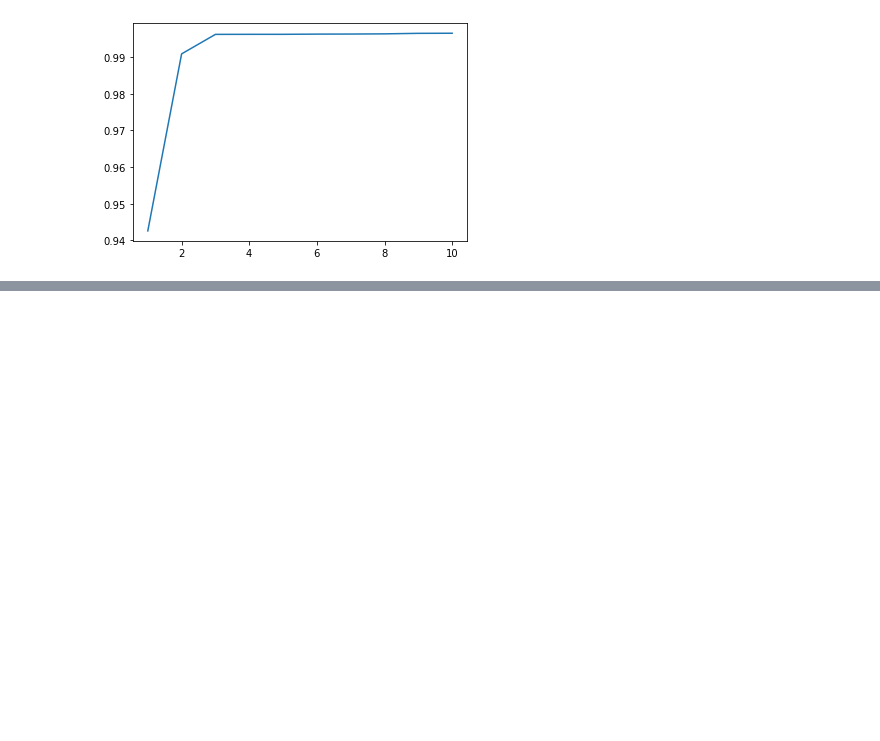
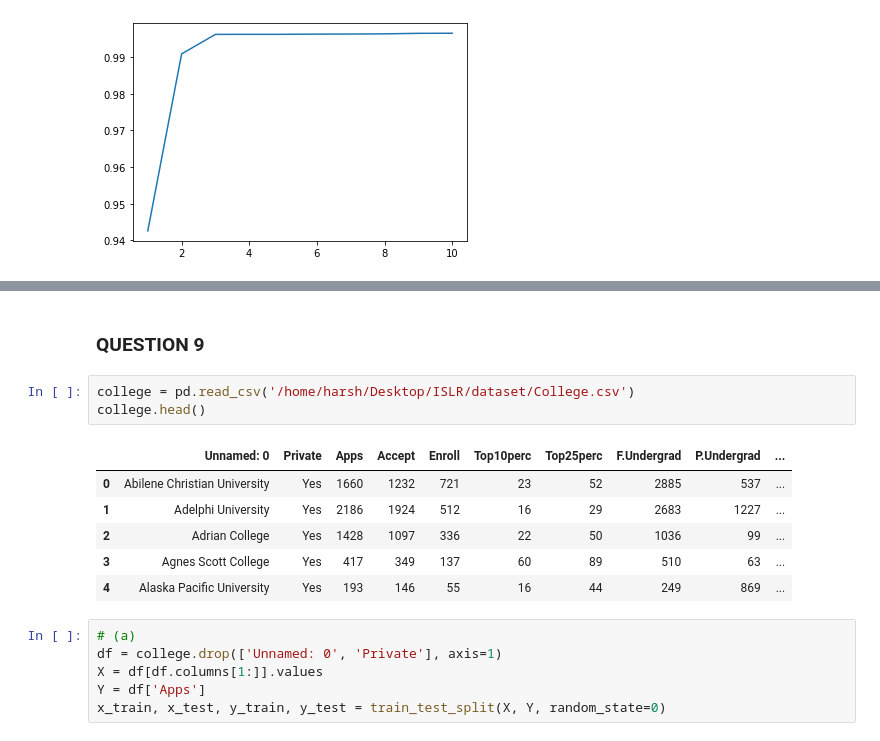
Before and after one commit to harshanurag/ISL, a Jupyter notebook: ch_6.ipynb, the cells around one changed output, grey strips where cells are left out. Cells and saved outputs as stored; diff of their text form; blank space fills up the shorter version.

```diff
--- a/ch_6.ipynb
+++ b/ch_6.ipynb
@@ -118,0 +204,18 @@ dtype: float64
+# %% [markdown]
+### QUESTION 9
+# %%
+college = pd.read_csv('/home/harsh/Desktop/ISLR/dataset/College.csv')
+college.head()
+# %% [output]
+|  | Unnamed: 0 | Private | Apps | Accept | Enroll | Top10perc | Top25perc | F.Undergrad | P.Undergrad | ... |
+| 0 | Abilene Christian University | Yes | 1660 | 1232 | 721 | 23 | 52 | 2885 | 537 | ... |
+| 1 | Adelphi University | Yes | 2186 | 1924 | 512 | 16 | 29 | 2683 | 1227 | ... |
+| 2 | Adrian College | Yes | 1428 | 1097 | 336 | 22 | 50 | 1036 | 99 | ... |
+| 3 | Agnes Scott College | Yes | 417 | 349 | 137 | 60 | 89 | 510 | 63 | ... |
+| 4 | Alaska Pacific University | Yes | 193 | 146 | 55 | 16 | 44 | 249 | 869 | ... |
+# %%
+# (a)
+df = college.drop(['Unnamed: 0', 'Private'], axis=1)
+X = df[df.columns[1:]].values
+Y = df['Apps']
+x_train, x_test, y_train, y_test = train_test_split(X, Y, random_state=0)
```
Also changed, not shown: parts of 8 cells of this notebook.
